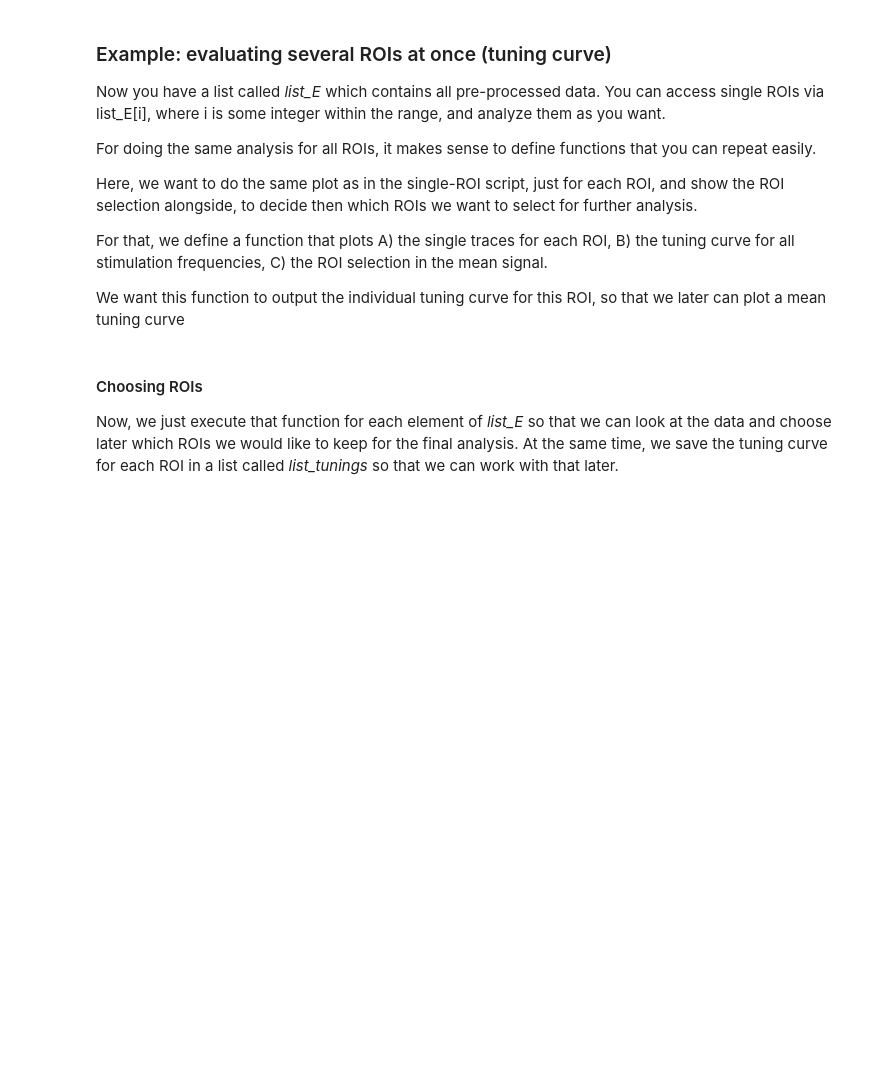
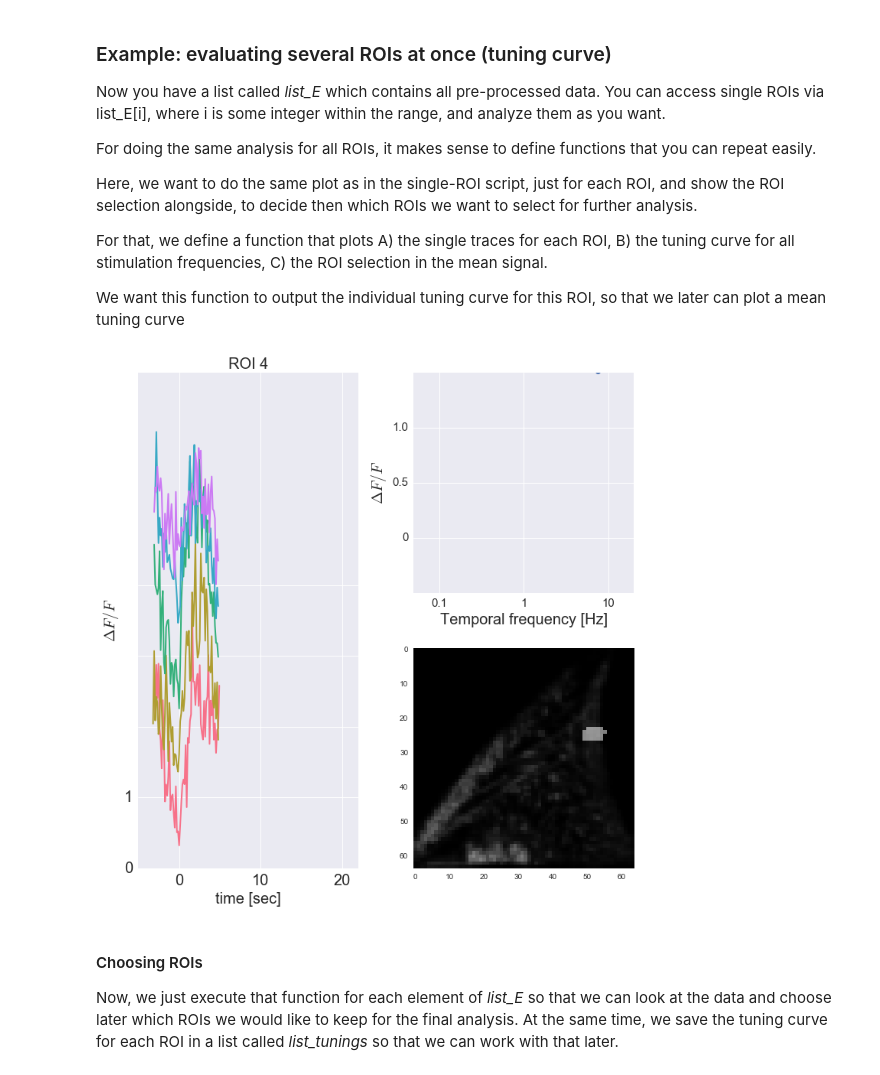
Before and after one commit to meiermatth/Analysis, a Jupyter notebook: pop_grating_velocity_tuning analysis.ipynb, the cells around one changed output. Drawn from its saved outputs; the diff is of its cells as text; code cells hidden in the pictures; blank space fills up the shorter version.

Commit message:
update
minor bug fixes in grating velocity

```diff
--- a/pop_grating_velocity_tuning analysis.ipynb
+++ b/pop_grating_velocity_tuning analysis.ipynb
@@ -69,7 +69,9 @@ def make_all_velocities_plot(E, mean_signal, roi_mask, title = "no title"):
     # get all orientations that were presented
     Geschwindigkeit = E.d_stimulus_parameters['velocity [deg/s]'].values
     Geschwindigkeit = np.sort(Geschwindigkeit)
-    Geschwindigkeit = Geschwindigkeit[::2]
+    Geschwindigkeit = Geschwindigkeit[::6]
+
+    wav = 15
 
     # initialize storage array for the evaluated ata
     velocity_response = np.zeros(len(Geschwindigkeit))
@@ -84,7 +86,9 @@ def make_all_velocities_plot(E, mean_signal, roi_mask, title = "no title"):
         offset = i*1
         vel = Geschwindigkeit[i]
         data, sti_data, N, params_dict, h = E.get_by_stimulus_parameters([('name', 'stimuli.default.Grating'),
-                                                                          ('rotation [deg]', 90.0), ('velocity [deg/s]', vel)])
+                                                                          ('rotation [deg]', 90.0),
+                                                                          ('wavelength [deg]', wav),
+                                                                          ('velocity [deg/s]', vel)])
 
         # get the mean value and plot a thick solid line
         # NOTE: the "loc" command of a pandas.DataFrame localizes elements within the DataFrame. The first parameter
@@ -93,7 +97,7 @@ def make_all_velocities_plot(E, mean_signal, roi_mask, title = "no title"):
         plt.plot(data['time'], data.loc[:, 'mean'] + offset, color = colors[i], linewidth = 2.0)
 
         # get the single trials and plot them with an alpha value of 0.2
-        plt.plot(data['time'], data.loc[:, '0':] + offset, color = colors[i], alpha = 0.2, linewidth = 2.0)
+        #plt.plot(data['time'], data.loc[:, '0':] + offset, color = colors[i], alpha = 0.2, linewidth = 2.0)
 
         # evaluate the mean response during the stimulation period
         velocity_response[i] = data.set_index('time').loc[0:10, 'mean'].mean()
@@ -118,37 +122,39 @@ def make_all_velocities_plot(E, mean_signal, roi_mask, title = "no title"):
     ax = fig.add_axes([0.6,0.6,0.4,0.4])
 
     # define the x-axis and plot everything on a log-scale
     stimulus_velocity = Geschwindigkeit
     plt.plot(stimulus_velocity, velocity_response, linewidth = 3.0, marker = 'o')
     plt.xscale('log')
 
     # define the x-axis and ticks etc...
     ax.set_xlim([0.05,20])
     ax.set_xticks([0.1,1.,10])
     ax.set_xticklabels([0.1,1,10], fontsize = 15.)
     ax.set_xlabel('Temporal frequency [Hz]', fontsize = 20.)
 
     # define the y-axis and ticks etc...
     plt.ylim([0,2])
     ax.set_yticks([0.5, 1.0,1.5])
     ax.set_yticklabels([0, 0.5, 1.0], fontsize = 15.)
     ax.set_ylabel('$\Delta F/F$', fontsize = 20.)
 
 
     #PLOT3: SHOW THE ROI SELECTION
     ax = fig.add_axes([0.6,0.1,0.4,0.4])
     # show the mean signal
     ax.imshow(mean_signal, cmap = plt.get_cmap('Greys_r'), interpolation = 'nearest')
     # show the roi selection as an overlay with slight transparency
     ax.imshow(1-roi_mask, alpha = 0.5, interpolation = 'nearest')
     ax.grid(False)
 
-    return frequency_response
+    return velocity_response
 
 
-# # EXAMPLE USAGE:
-# i = 1
-# frequecy_response = make_all_frequencies_plot(list_E[i], mean_signal, roi_masks[:,:,i], title = "ROI " + str(i))
+# EXAMPLE USAGE:
+i = 4
+velocity_response = make_all_velocities_plot(list_E[i], mean_signal, roi_masks[:,:,i], title = "ROI " + str(i))
+# %% [output]
+[figure, added]
 # %%
 # define a function with all arguments that we need: the data, the mean signal, the roi selection mask, some title or name
 def make_all_velocities_list(E, mean_signal, roi_mask, title = "no title"):
```
Also changed, not shown: parts of 2 cells of this notebook.
